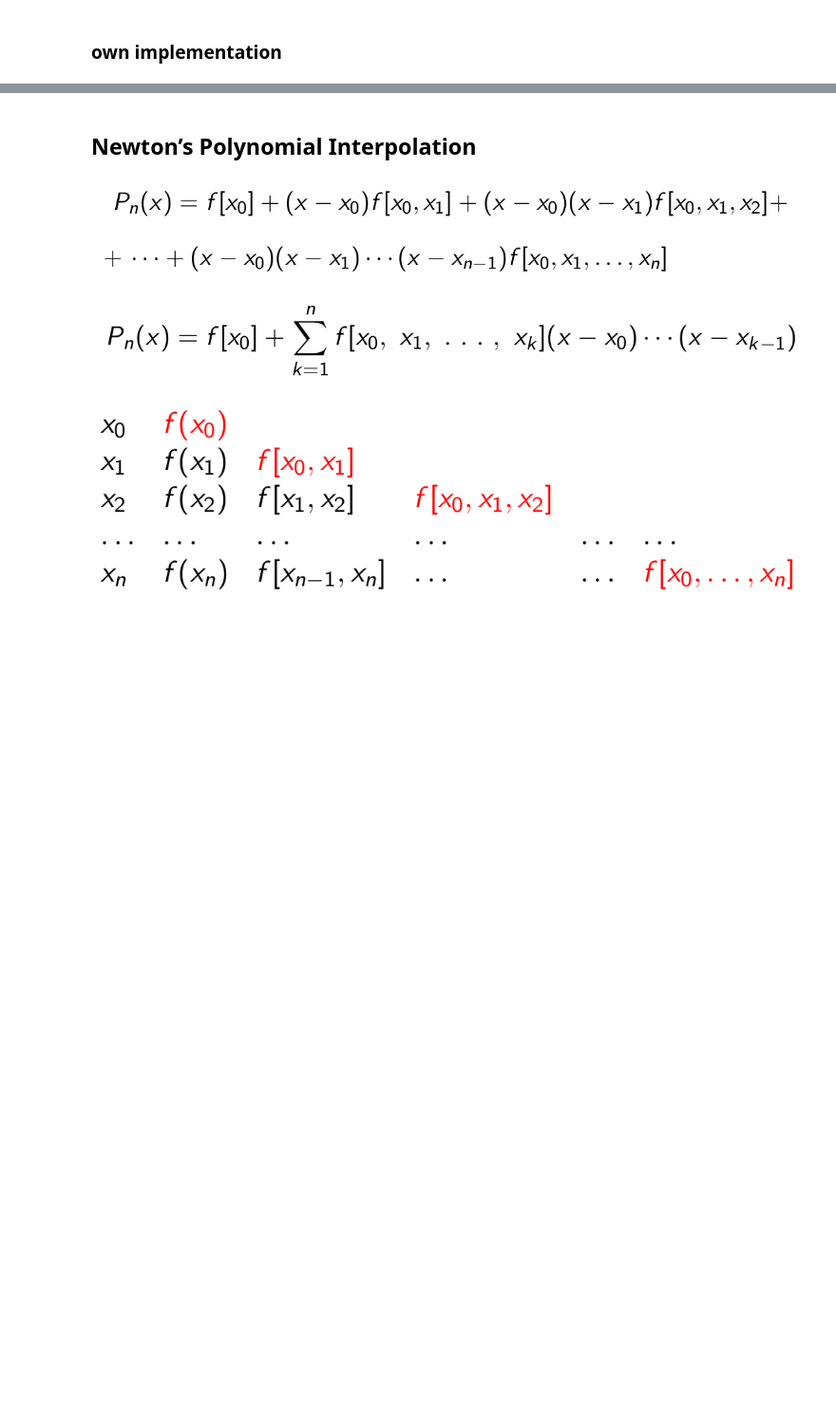
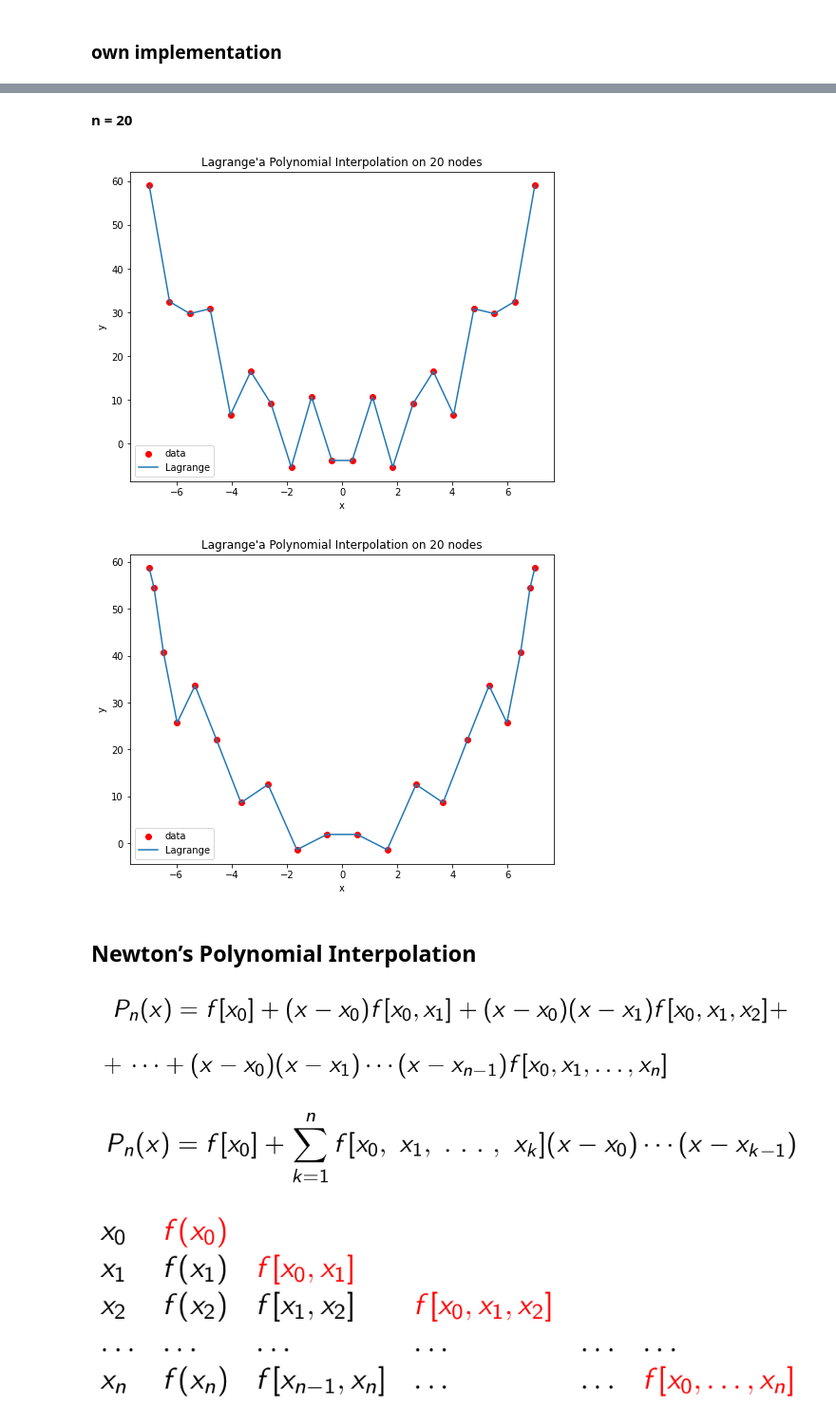
Before and after one commit to Szymon-Budziak/MOwNiT_course_AGH, a Jupyter notebook: Lab_2/Lab_2_code.ipynb, the cells around one changed output, grey strips where cells are left out. Shown at 95% size. Drawn from its saved outputs; the diff is of its cells as text; code cells hidden in the pictures; blank space fills up the shorter version.

```diff
--- a/Lab_2/Lab_2_code.ipynb
+++ b/Lab_2/Lab_2_code.ipynb
@@ -84,3 +133,10 @@ lagrange_own_implementation(x, y)
+# %% [markdown]
+**n = 20**
+# %%
+lagrange_own_implementation(-7, 7, 20)
+# %% [output]
+[figure, added]
+[figure, added]
 # %% [markdown]
 ## Newton’s Polynomial Interpolation
 # %% [markdown]
```
Also changed, not shown: parts of 33 cells of this notebook, 1 other file.
